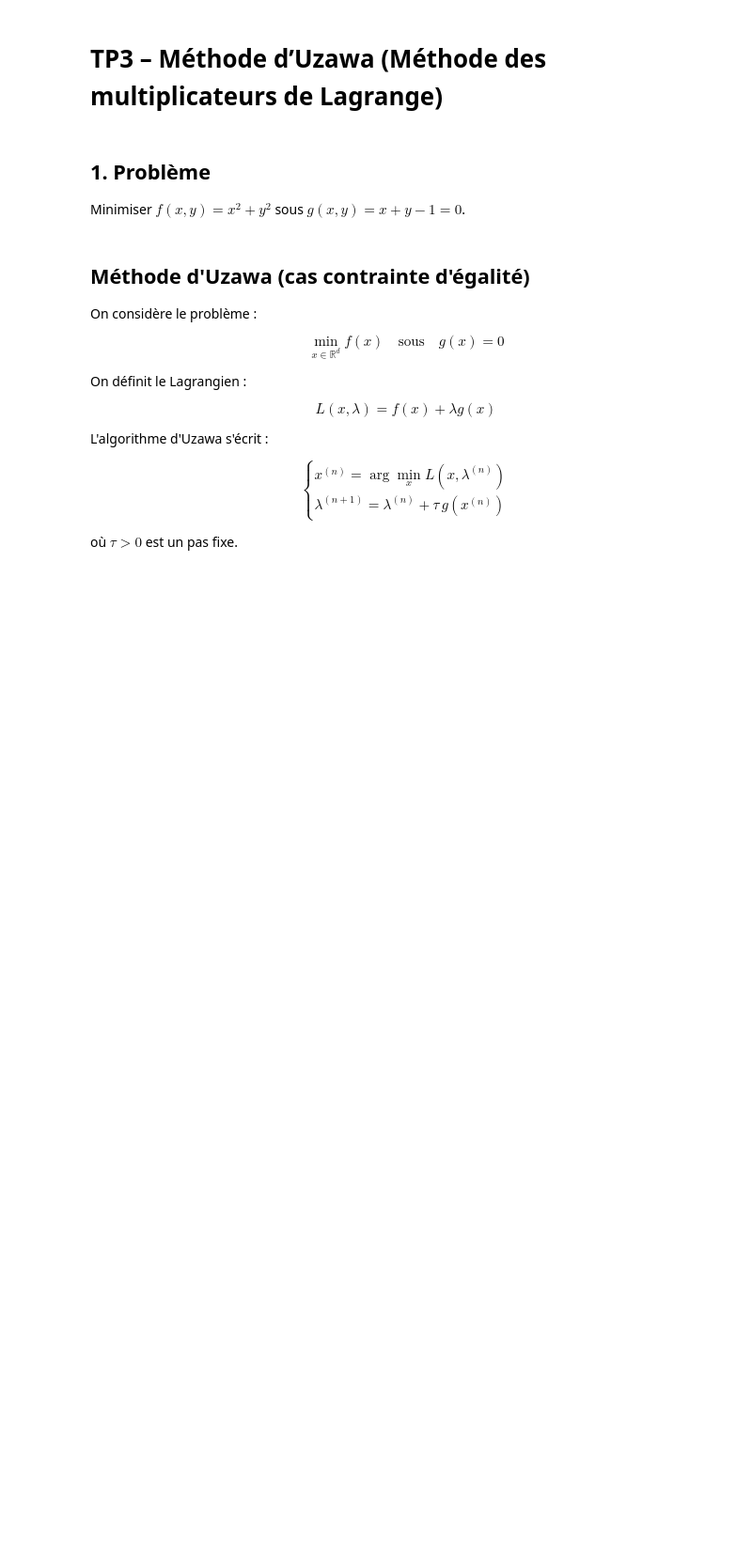
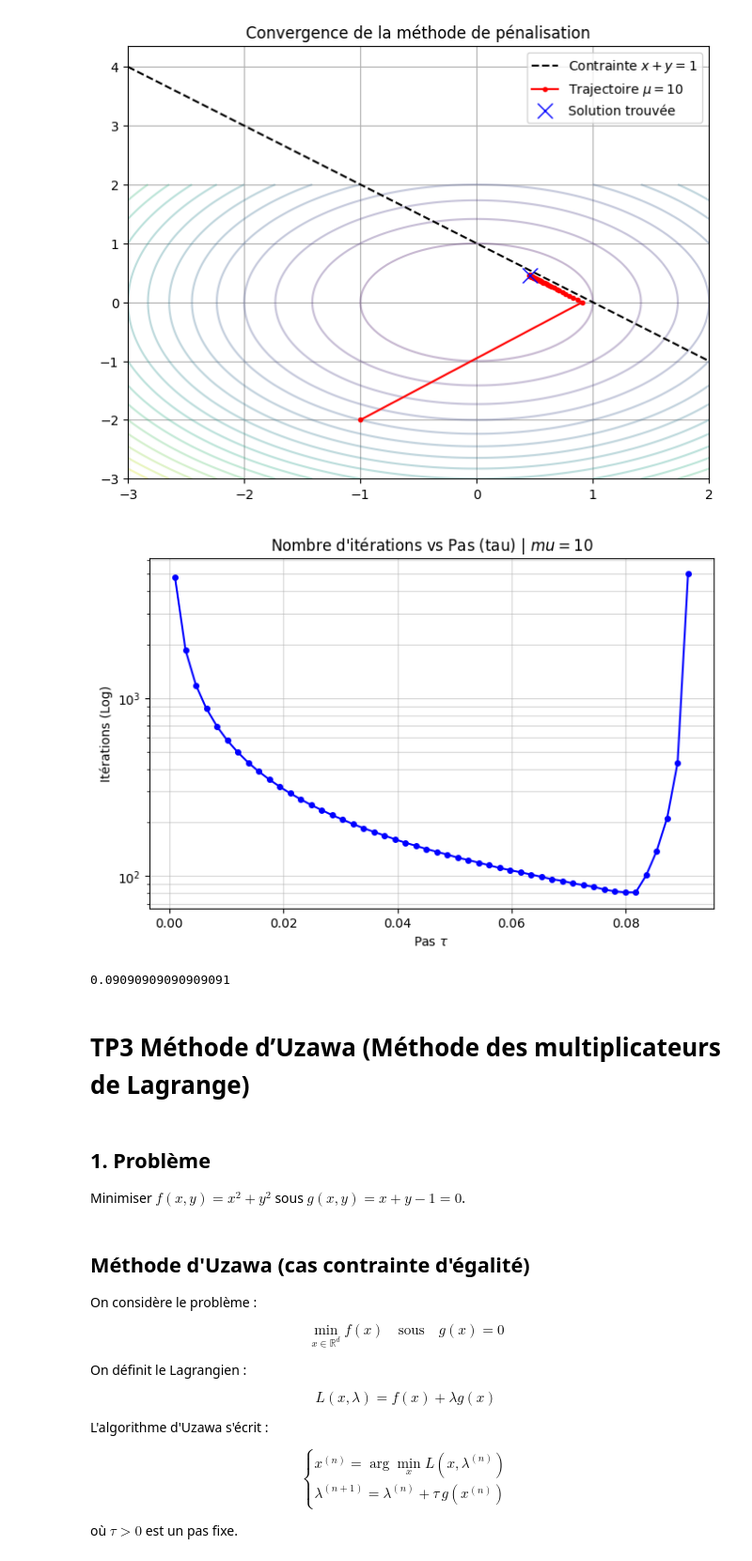
Before and after one commit to okeiiro/optimization-with-constraints, a Jupyter notebook: TP3_Uzawa_MASD.ipynb, the cells around one changed output. Shown at 94% size. Drawn from its saved outputs; the diff is of its cells as text; code cells hidden in the pictures; blank space fills up the shorter version.

```diff
--- a/TP3_Uzawa_MASD.ipynb
+++ b/TP3_Uzawa_MASD.ipynb
@@ -1,5 +260,78 @@
+# %%
+import autograd.numpy as np
+from autograd import grad
+import matplotlib.pyplot as plt
+
+# --- Fonctions de base ---
+def f_test(X): return X[0]**2 + X[1]**2
+def g_test(X): return X[0] + X[1] - 1.0
+def N_ext(X):  return 0.5 * (g_test(X))**2
+
+# --- Fonction PENALISATION (Format Énoncé) ---
+def PENALISATION(f, g, X0, tau, Nmax, N, mu, epsilon):
+    f_total = lambda X: f(X) + mu * N(X)
+    gradient_f_total = grad(f_total)
+    x = np.array(X0, dtype=float)
+    history = [x.copy()]
+    for k in range(Nmax):
+        g_val = gradient_f_total(x)
+        x_new = x - tau * g_val
+        if np.linalg.norm(x_new - x) < epsilon:
+            break
+        x = x_new
+        history.append(x.copy())
+    return x, np.array(history)
+
+# ====================================================
+# 1. VISUALISATION DE LA SOLUTION ET TRAJECTOIRE
+# ====================================================
+def tracer_trajectoire_penalisee(mu_val=10):
+    X0 = np.array([-1.0, -2.0])
+    tau = 1.0 / (2 + 2*mu_val) # Pas sécurisé
+    sol, hist = PENALISATION(f_test, g_test, X0, tau, 2000, N_ext, mu_val, 1e-7)
+
+    plt.figure(figsize=(8, 6))
+    x_v, y_v = np.meshgrid(np.linspace(-3, 2, 100), np.linspace(-3, 2, 100))
+    plt.contour(x_v, y_v, x_v**2 + y_v**2, levels=20, alpha=0.3)
+    plt.plot(np.linspace(-3, 2, 100), 1-np.linspace(-3, 2, 100), 'k--', label="Contrainte $x+y=1$")
+    plt.plot(hist[:,0], hist[:,1], 'r.-', label=f"Trajectoire $\mu={mu_val}$")
+    plt.plot(sol[0], sol[1], 'bx', markersize=12, label="Solution trouvée")
+    plt.title("Convergence de la méthode de pénalisation")
+    plt.legend() ; plt.grid(True)
+    plt.show()
+
+# ====================================================
+# 2. ANALYSE DU NOMBRE D'ITÉRATIONS EN FONCTION DE TAU
+# ====================================================
+def etude_tau_penalisation(mu_val=10):
+    X0 = np.array([-1.0, -2.0])
+    # La limite théorique pour tau est 2/(2 + 2*mu)
+    tau_max = 2.0 / (2 + 2*mu_val)
+    taus = np.linspace(0.001, tau_max, 50)
+    iters = []
+
+    for t in taus:
+        _, hist = PENALISATION(f_test, g_test, X0, t, 5000, N_ext, mu_val, 1e-7)
+        iters.append(len(hist) - 1)
+
+    plt.figure(figsize=(8, 5))
+    plt.plot(taus, iters, 'bo-', markersize=4)
+    plt.yscale('log')
+    plt.title(f"Nombre d'itérations vs Pas (tau) | $mu = {mu_val}$")
+    plt.xlabel("Pas $\\tau$")
+    plt.ylabel("Itérations (Log)")
+    plt.grid(True, which="both", ls="-", alpha=0.5)
+    plt.show()
+    print(tau_max)
+# --- Exécution ---
+tracer_trajectoire_penalisee(mu_val=10)
+etude_tau_penalisation(mu_val=10)
+# %% [output]
+[figure, added]
+[figure, added]
+0.09090909090909091
 # %% [markdown]
-# TP3 – Méthode d’Uzawa (Méthode des multiplicateurs de Lagrange)
+# TP3 Méthode d’Uzawa (Méthode des multiplicateurs de Lagrange)
 # %% [markdown]
 ## 1. Problème
 Minimiser $f(x,y)=x^2+y^2$ sous $g(x,y)=x+y-1=0$. <br>
```
Also changed, not shown: parts of 33 cells of this notebook.
